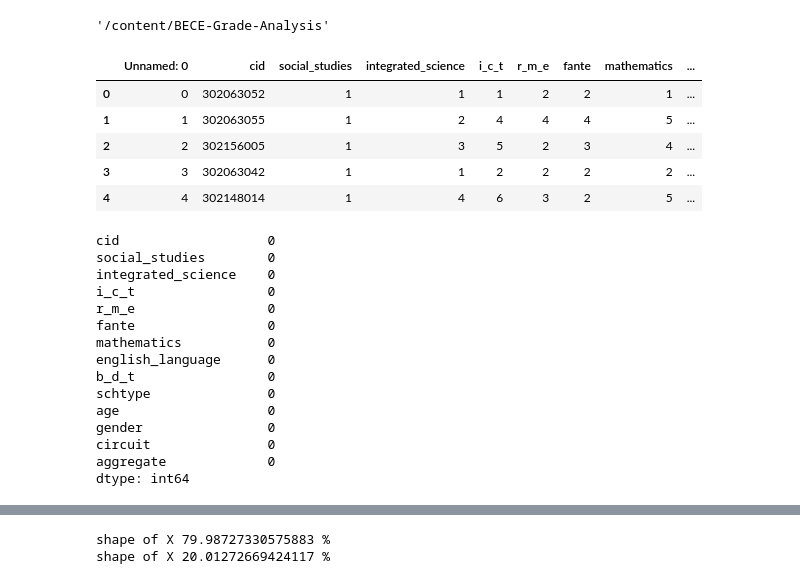
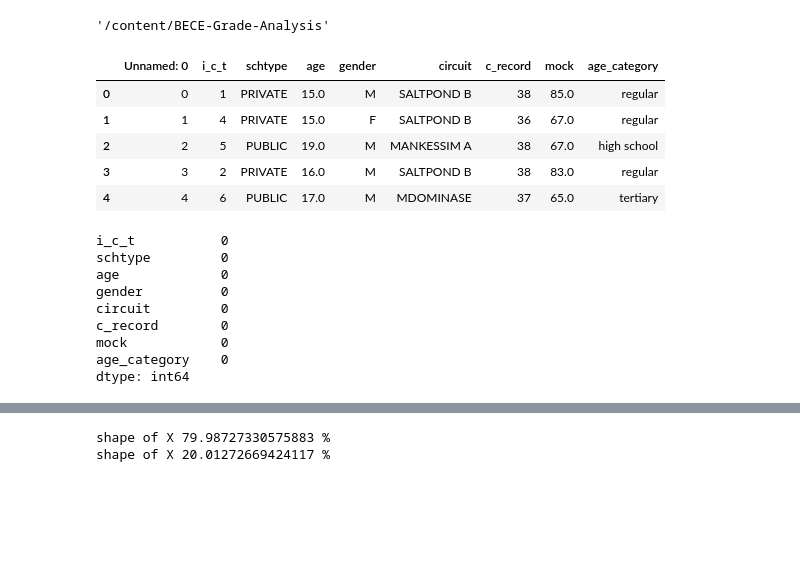
Before and after one commit to mk-armah/BECE-Grade-Analysis, a Jupyter notebook: NeuralNet.ipynb, the cells around one changed output, grey strips where cells are left out. Drawn from its saved outputs; the diff is of its cells as text; code cells hidden in the pictures; blank space fills up the shorter version.

```diff
--- a/NeuralNet.ipynb
+++ b/NeuralNet.ipynb
@@ -28,32 +24,26 @@ os.getcwd()
 # %% [output]
 '/content/BECE-Grade-Analysis'
 # %%
-df = pd.read_csv("cleaned_data.xlsx")
+df = pd.read_csv("cleaned_data_v2.xlsx")
 df.head()
 # %% [output]
-|  | Unnamed: 0 | cid | social_studies | integrated_science | i_c_t | r_m_e | fante | mathematics | ... |
-| 0 | 0 | 302063052 | 1 | 1 | 1 | 2 | 2 | 1 | ... |
-| 1 | 1 | 302063055 | 1 | 2 | 4 | 4 | 4 | 5 | ... |
-| 2 | 2 | 302156005 | 1 | 3 | 5 | 2 | 3 | 4 | ... |
-| 3 | 3 | 302063042 | 1 | 1 | 2 | 2 | 2 | 2 | ... |
-| 4 | 4 | 302148014 | 1 | 4 | 6 | 3 | 2 | 5 | ... |
+|  | Unnamed: 0 | i_c_t | schtype | age | gender | circuit | c_record | mock | age_category |
+| 0 | 0 | 1 | PRIVATE | 15.0 | M | SALTPOND B | 38 | 85.0 | regular |
+| 1 | 1 | 4 | PRIVATE | 15.0 | F | SALTPOND B | 36 | 67.0 | regular |
+| 2 | 2 | 5 | PUBLIC | 19.0 | M | MANKESSIM A | 38 | 67.0 | high school |
+| 3 | 3 | 2 | PRIVATE | 16.0 | M | SALTPOND B | 38 | 83.0 | regular |
+| 4 | 4 | 6 | PUBLIC | 17.0 | M | MDOMINASE | 37 | 65.0 | tertiary |
 # %%
 df = df.drop(df.iloc[:,[0]].columns,axis = 1) #drop unnamed: 0 column
 # %%
 df.isna().sum()
 # %% [output]
-cid                   0
-social_studies        0
-integrated_science    0
-i_c_t                 0
-r_m_e                 0
-fante                 0
-mathematics           0
-english_language      0
-b_d_t                 0
-schtype               0
-age                   0
-gender                0
-circuit               0
-aggregate             0
+i_c_t           0
+schtype         0
+age             0
+gender          0
+circuit         0
+c_record        0
+mock            0
+age_category    0
 dtype: int64
```
Also changed, not shown: parts of 22 cells of this notebook.
